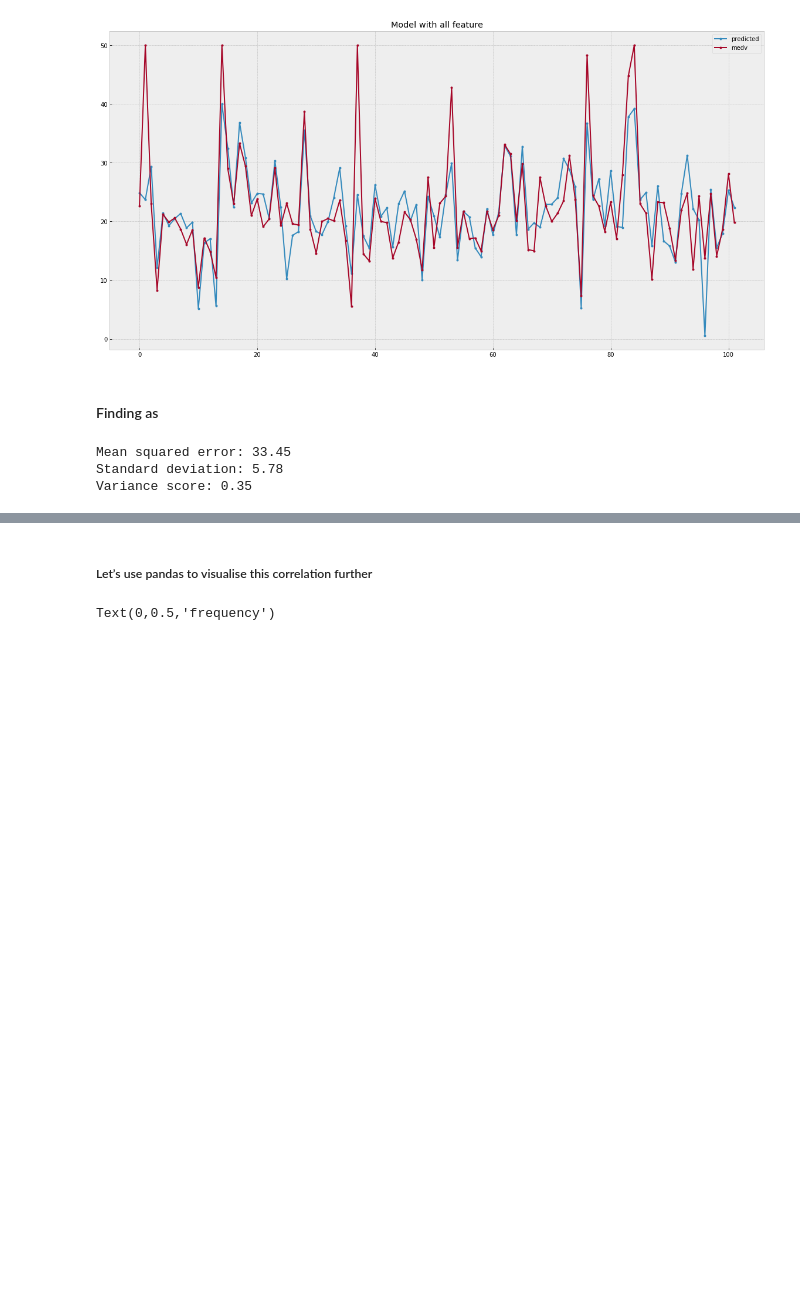
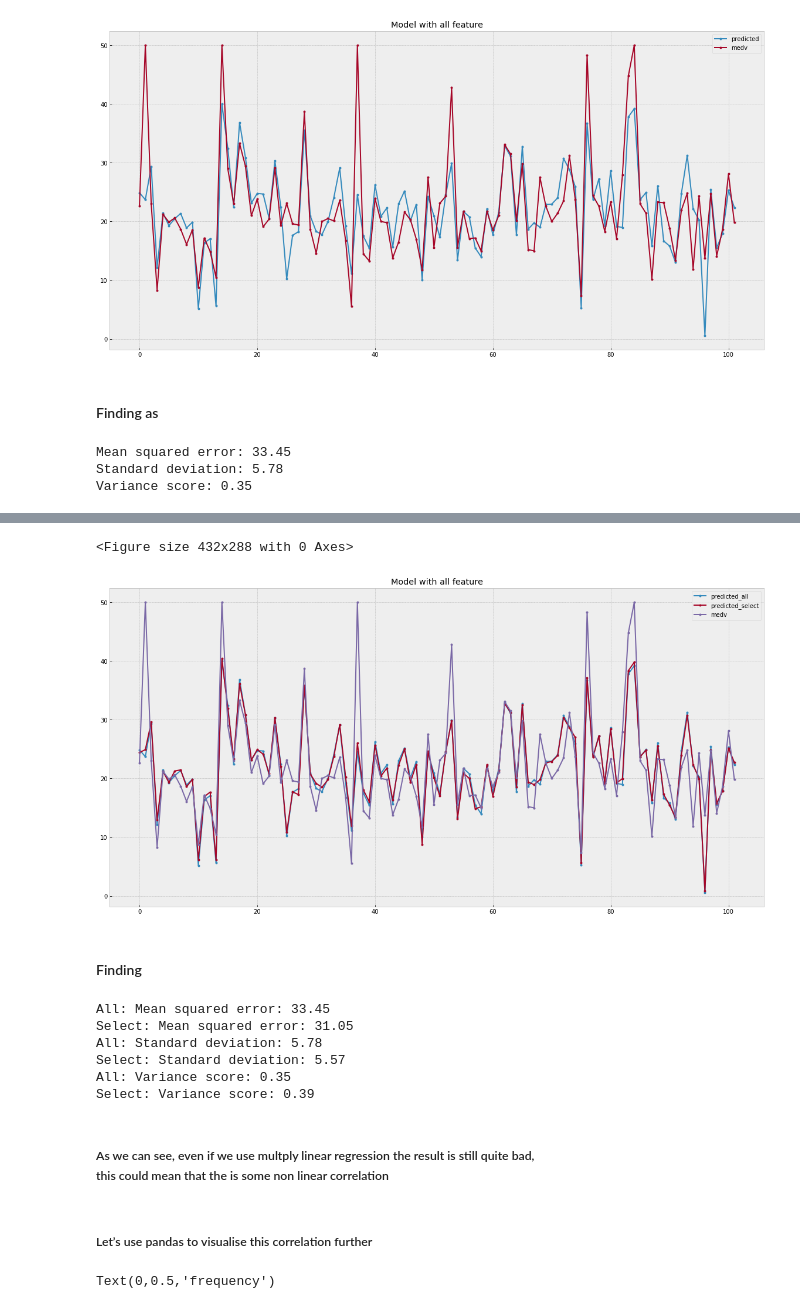
Before and after one commit to gwillig/bosten_housing, a Jupyter notebook: bosten_housing_prices.ipynb, the cells around one changed output, grey strips where cells are left out. Saved outputs shown, nothing was run; the diff lists cells and outputs as text; code cells hidden in the pictures; blank space fills up the shorter version.

Commit message:
Compare model with all vs model select

```diff
--- a/bosten_housing_prices.ipynb
+++ b/bosten_housing_prices.ipynb
@@ -499,10 +519,12 @@ fig = plt.figure()
 df_visu_all = pd.DataFrame(data=y_pred_all,columns=["predicted_all"])
 df_visu_select = pd.DataFrame(data=y_pred_select,columns=["predicted_select"])
 df_visu= pd.concat([
-                        df_visu_all,df_visu_select,y_test.reset_index(drop=True)
+                        df_visu_all,
+                        df_visu_select.reset_index(drop=True),
+                        y_test.reset_index(drop=True)
                        ],
-                        axis=1, sort=False
-                       )
+                    axis=1, sort=False
+                   )
 
 df_visu.plot.line(figsize=(20,10),title='Model with all feature',
                             marker=".")
@@ -510,7 +532,7 @@ df_visu.plot.line(figsize=(20,10),title='Model with all feature',
 plt.show()
 display(HTML(
 """
-<h4>Finding as </h4>"""))
+<h4>Finding  </h4>"""))
 # The coefficients
 print("All: Mean squared error: %.2f"
       % mean_squared_error(y_pred_all, y_test))
@@ -524,6 +546,14 @@ print("Select: Standard deviation: %.2f"
 print('All: Variance score: %.2f' % r2_score(y_pred_all, y_test))
 # Explained variance score: 1 is perfect prediction
 print('Select: Variance score: %.2f' % r2_score(y_pred_select, y_test))
+
+
+display(HTML(
+"""
+<h5>As we can see, even if we use multply linear regression the result is still quite bad, <br>
+this could mean that the is some non linear correlation </h5>"""))
+
+## On
 # %% [output]
                             OLS Regression Results
 ==============================================================================
@@ -535,13 +565,24 @@ Time:                        20:23:45   Log-Likelihood:                -1498.9
 No. Observations:                 506   AIC:                             3022.
 Df Residuals:                     494   BIC:                             3073.
 Df Model:                          11
 Covariance Type:            nonrobust
 ==============================================================================
 ... (41 lines left out)
 medv ~ + crim + zn + chas + nox + rm + dis + rad + tax + ptratio + b + lstat
 medv ~ + crim + zn + chas + nox + rm + dis + rad + tax + ptratio + b + lstat
 medv ~ + crim + zn + chas + nox + rm + dis + rad + tax + ptratio + b + lstat
 medv ~ + crim + zn + chas + nox + rm + dis + rad + tax + ptratio + b + lstat
+<Figure size 432x288 with 0 Axes>
+[figure, added]
+Finding
+All: Mean squared error: 33.45
+Select: Mean squared error: 31.05
+All: Standard deviation: 5.78
+Select: Standard deviation: 5.57
+All: Variance score: 0.35
+Select: Variance score: 0.39
+As we can see, even if we use multply linear regression the result is still quite bad,
+this could mean that the is some non linear correlation
 # %%
 display(HTML("""
 <h5>Let’s use pandas to visualise this correlation further</h5>
```
Also changed, not shown: parts of 2 cells of this notebook.
